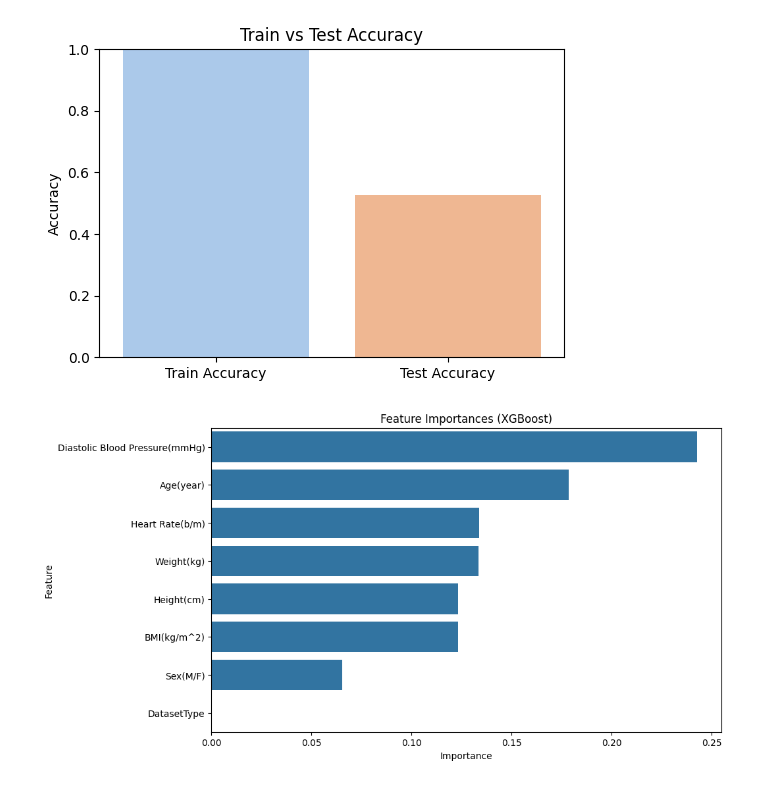
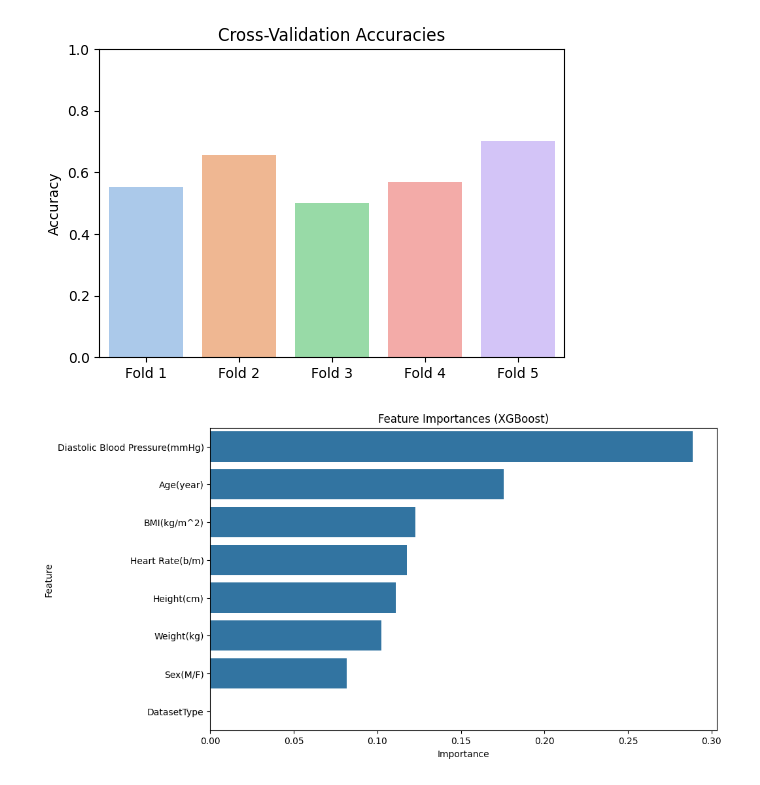
Before and after one commit to skmahin661/AI_guessing_Game, a Jupyter notebook: XGboost.ipynb, the cells around one changed output. Cells and saved outputs as stored; diff of their text form; code cells hidden in the pictures.

```diff
--- a/XGboost.ipynb
+++ b/XGboost.ipynb
@@ -6,30 +6,32 @@ import pandas as pd
 import numpy as np
 import seaborn as sns
 import matplotlib.pyplot as plt
-from sklearn.model_selection import train_test_split
+from sklearn.model_selection import train_test_split, cross_val_score, StratifiedKFold
+from sklearn.preprocessing import LabelEncoder, StandardScaler
 from sklearn.metrics import accuracy_score, classification_report, confusion_matrix
-from sklearn.preprocessing import LabelEncoder, StandardScaler
 from google.colab import files
 import xgboost as xgb
 
 # Step 2: Upload CSV
 uploaded = files.upload()
 
-# Step 3: Load CSV and check columns
+# Step 3: Load CSV
 filename = next(iter(uploaded))
 df = pd.read_csv(filename)
 
 print("Columns in dataset:", df.columns.tolist())
 print(df.head())
 
-# Step 4: Define target column and drop unnecessary columns
+# Step 4: Define target and drop unnecessary columns
 target_column = 'Hypertension'
-df = df.drop(['id'], axis=1)
+if 'id' in df.columns:
+    df = df.drop(['id'], axis=1)
 
-# Step 5: Handle missing data
+# Step 5: Handle missing values
+print("Missing values per column:\n", df.isnull().sum())
 df = df.dropna()
 
-# Step 6: Encode categorical features (except target)
+# Step 6: Encode categorical features except target
 label_encoders = {}
 for col in df.select_dtypes(include='object').columns:
     if col != target_column:
@@ -37,60 +39,66 @@ for col in df.select_dtypes(include='object').columns:
         df[col] = le.fit_transform(df[col])
         label_encoders[col] = le
 
-# **Encode the target column**
+# Step 7: Encode target labels
 target_le = LabelEncoder()
 df[target_column] = target_le.fit_transform(df[target_column])
 print("Target classes mapping:", dict(zip(target_le.classes_, target_le.transform(target_le.classes_))))
 
-# Step 7: Split features and target
+# Step 8: Split features and target
 X = df.drop(target_column, axis=1)
 y = df[target_column]
 
-# Step 8: Scale features
+# Step 9: Scale features
 scaler = StandardScaler()
 X_scaled = scaler.fit_transform(X)
 
-# Step 9: Train-test split
-X_train, X_test, y_train, y_test = train_test_split(
-    X_scaled, y, test_size=0.2, random_state=42
+# Step 10: Define XGBoost model with overfitting-reducing params
+model = xgb.XGBClassifier(
+    use_label_encoder=False,
+    eval_metric='mlogloss',
+    max_depth=3,
+    subsample=0.8,
+    colsample_bytree=0.8,
+    reg_alpha=1,
+    reg_lambda=1,
+    random_state=42
 )
 
-# Step 10: Train XGBoost model
-model = xgb.XGBClassifier(use_label_encoder=False, eval_metric='logloss', random_state=42)
-model.fit(X_train, y_train)
+# Step 11: Stratified 5-Fold Cross-Validation
+kf = StratifiedKFold(n_splits=5, shuffle=True, random_state=42)
+cv_scores = cross_val_score(model, X_scaled, y, cv=kf, scoring='accuracy')
 
-# Step 11: Predict on train and test data
-y_train_pred = model.predict(X_train)
-y_test_pred = model.predict(X_test)
+print(f"Cross-validation accuracies: {cv_scores}")
+print(f"Mean CV accuracy: {cv_scores.mean():.4f}")
 
-# Step 12: Calculate accuracy
-train_acc = accuracy_score(y_train, y_train_pred)
-test_acc = accuracy_score(y_test, y_test_pred)
+# Step 12: Train model on full dataset
+model.fit(X_scaled, y)
 
-print(f"Train Accuracy: {train_acc * 100:.2f}%")
-print(f"Test Accuracy: {test_acc * 100:.2f}%")
+# Step 13: Predict on full dataset to show performance (optional)
+y_pred = model.predict(X_scaled)
+train_acc = accuracy_score(y, y_pred)
+print(f"Training Accuracy on full data: {train_acc:.4f}")
 
-# Step 13: Classification report & confusion matrix
-print("\nClassification Report (Test Set):")
-print(classification_report(y_test, y_test_pred))
+print("\nClassification Report (Full Data):")
+print(classification_report(y, y_pred))
 
-cm = confusion_matrix(y_test, y_test_pred)
+cm = confusion_matrix(y, y_pred)
 plt.figure(figsize=(6,5))
 sns.heatmap(cm, annot=True, fmt='d', cmap='Blues')
-plt.title('Confusion Matrix (Test)')
+plt.title('Confusion Matrix (Full Data)')
 plt.xlabel('Predicted')
 plt.ylabel('Actual')
 plt.show()
 
-# Step 14: Plot Train vs Test accuracy
+# Step 14: Plot CV accuracies
 plt.figure(figsize=(6,4))
-sns.barplot(x=['Train Accuracy', 'Test Accuracy'], y=[train_acc, test_acc], palette='pastel')
-plt.ylim(0, 1)
-plt.title('Train vs Test Accuracy')
+sns.barplot(x=[f'Fold {i+1}' for i in range(len(cv_scores))], y=cv_scores, palette='pastel')
+plt.ylim(0,1)
+plt.title('Cross-Validation Accuracies')
 plt.ylabel('Accuracy')
 plt.show()
 
-# Step 15: Feature importance plot
+# Step 15: Plot feature importance
 importances = model.feature_importances_
 indices = np.argsort(importances)[::-1]
 
@@ -143,2 +167,2 @@ Passing `palette` without assigning `hue` is deprecated and will be removed in v
-[figure, old version]
+[figure, new version]
-[figure, old version]
+[figure, new version]
```
Also changed, not shown: parts of 1 cell of this notebook.
